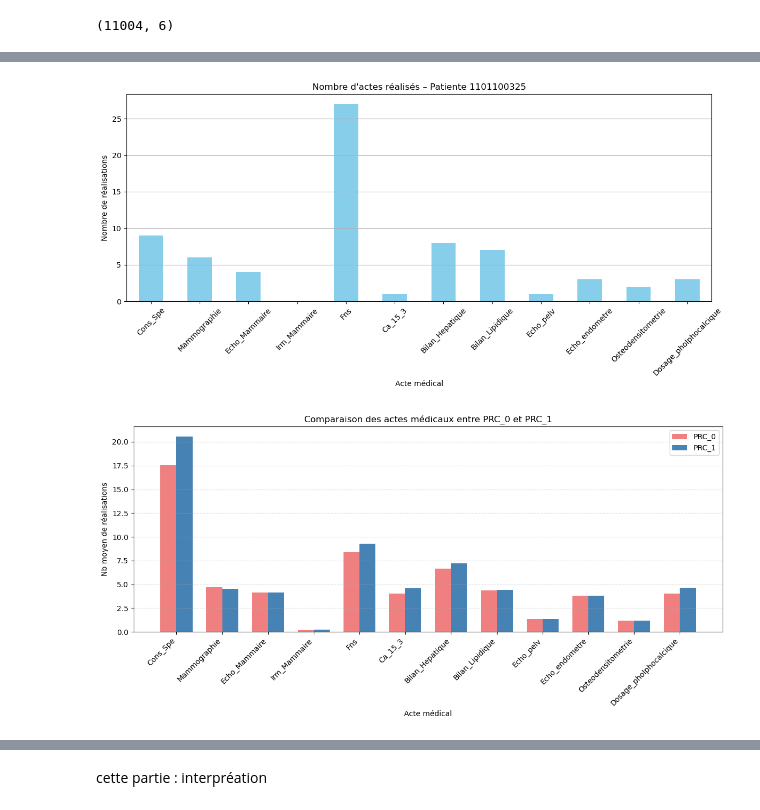
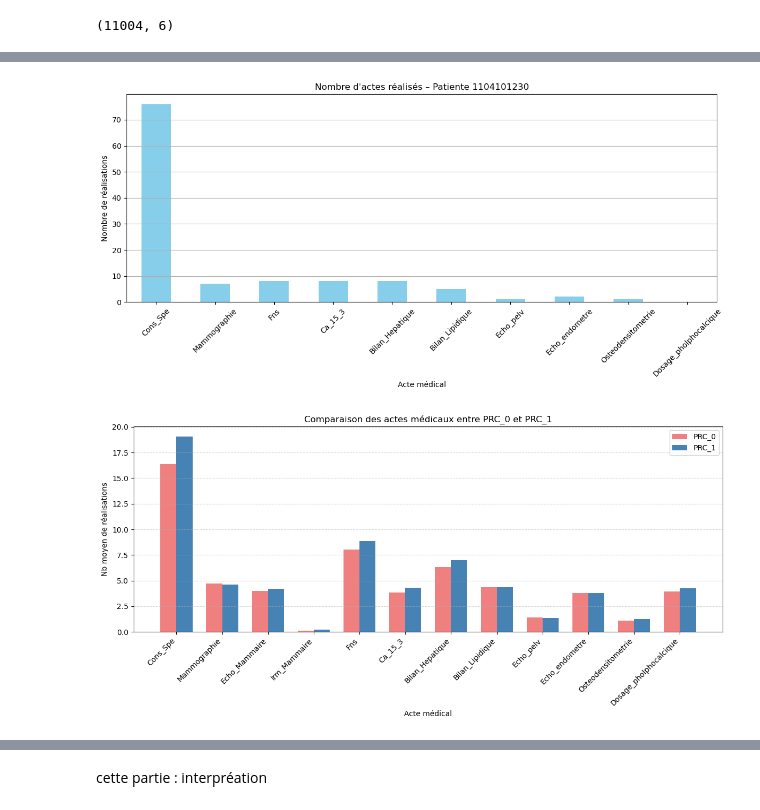
Before and after one commit to hemza1/TER_M1_2025, a Jupyter notebook: notebooks/test.ipynb, the cells around one changed output, grey strips where cells are left out. Saved outputs shown, nothing was run; the diff lists cells and outputs as text; code cells hidden in the pictures.

```diff
--- a/notebooks/test.ipynb
+++ b/notebooks/test.ipynb
@@ -49,13 +49,14 @@ df_infos = df_soins[colonnes_non_actes].drop_duplicates(subset=["ID_PATIENT", "D
 df_soins_clean = pd.merge(df_soins_dedoublonne, df_infos, on=["ID_PATIENT", "DAYS_SINCE_DIAG"], how="left")
 # %%
 def recoder_prc(classe):
-    if classe in [1, 2]:
+    if classe == 1:
         return 0
-    elif classe == 3:
+    elif classe in [2, 3]:
         return 1
     else:
         return None
 
+
 df_prc['PRC'] = df_prc['peur_recidive1'].apply(recoder_prc)
 # %%
 df_prc.head(20)
@@ -528,23 +560,23 @@ Dosage_pholphocalcique   4.033742   4.653846                 0.620104
 # %%
 import matplotlib.pyplot as plt
 
-id_exemple = df_long["ID_PATIENT"].iloc[0]
+id_exemple = df_long["ID_PATIENT"].iloc[12]
 
 df_patient = df_long[df_long["ID_PATIENT"] == id_exemple]
 
 df_plot = df_patient.set_index("Acte")["Nb_realisations"]
 
 plt.figure(figsize=(12, 6))
 df_plot.plot(kind="bar", color="skyblue")
 plt.title(f"Nombre d'actes réalisés – Patiente {id_exemple}")
 plt.ylabel("Nombre de réalisations")
 plt.xlabel("Acte médical")
 plt.xticks(rotation=45)
 plt.grid(axis='y')
 plt.tight_layout()
 plt.show()
 # %% [output]
-[figure, old version]
+[figure, new version]
 # %%
 import matplotlib.pyplot as plt
 
@@ -564,7 +596,7 @@ plt.tight_layout()
 plt.grid(axis='y', linestyle='--', alpha=0.5)
 plt.show()
 # %% [output]
-[figure, old version]
+[figure, new version]
 # %%
 df_long.head(10)
 # %% [output]
```
Also changed, not shown: parts of 64 cells of this notebook, 29 other files.
